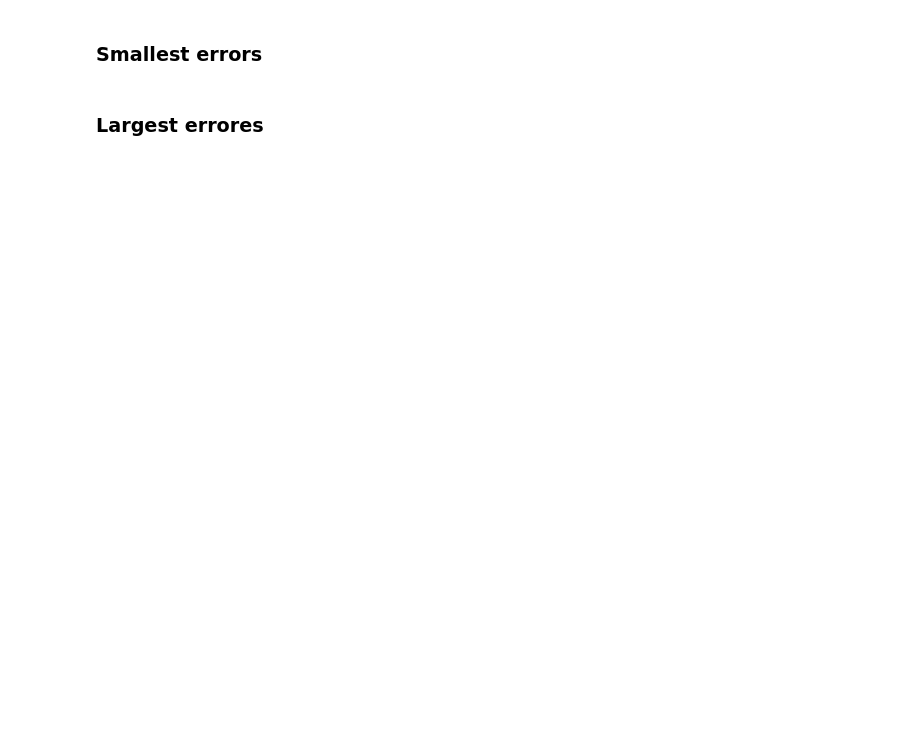
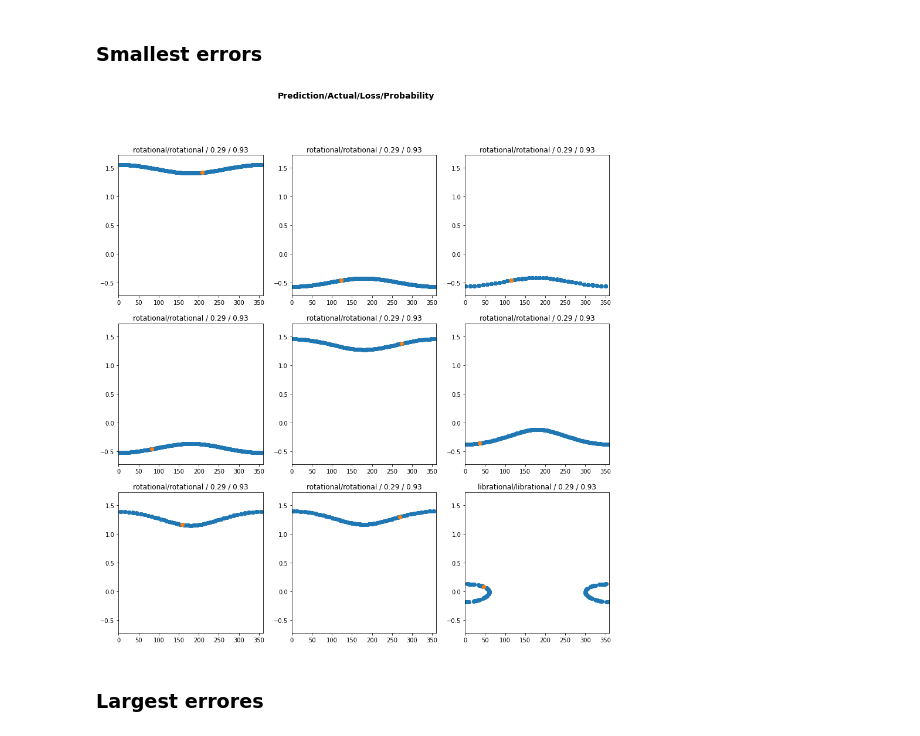
Before and after one commit to vrodriguezf/mlchaos, a Jupyter notebook: nbs/motion_classification_time_series.ipynb, the cells around one changed output. Cells and saved outputs as stored; diff of their text form; code cells hidden in the pictures; blank space fills up the shorter version.

```diff
--- a/nbs/motion_classification_time_series.ipynb
+++ b/nbs/motion_classification_time_series.ipynb
@@ -57,9 +57,9 @@ config = AttrDict(
 #     ],
     # * Holdout validation set. The rest of the datasets in trainvalid will be
     # used for training. set to 'random' to hold out 20% data from training
-    val_ds = 'random',
-    test_model = None, # Test set, use None if you don't want test
-    test_eps = '',
+    val_ds = None,
+    test_model = base_path/'data/fli_rotnum/model_1', # Test set, use None if you don't want test
+    test_eps = 'eps=0.027',
     arch_name = 'InceptionTime', # See all the available architectures at https://timeseriesai.github.io/tsai/
     n_epochs = 10, # Number of epochs to train the network
     seed = 42, # Random seed for random generation
@@ -79,8 +79,8 @@ Derived configuration parameters
 # %%
 config.fnames_poinc_map = L(config.trainvalid_dataset_folders).map(lambda o: Path(o)/'Poincare.plt')
 config.fnames_index = L(config.trainvalid_dataset_folders).map(lambda o: Path(o)/'index_fli_rotnum_birav.plt')
-config.fname_poinc_map_test = Path(ds_path)/config.test_model/config.test_eps/'Poincare.plt' if config.test_model is not None else None
-config.fname_index_test = Path(ds_path)/config.test_model/config.test_eps/'index_fli_rotnum_birav.plt' if config.test_model is not None else None
+config.fname_poinc_map_test = Path(config.test_model)/config.test_eps/'Poincare.plt' if config.test_model is not None else None
+config.fname_index_test = Path(config.test_model)/config.test_eps/'index_fli_rotnum_birav.plt' if config.test_model is not None else None
 config.train_model = Path(config.trainvalid_dataset_folders[0]).parent.name
 config
 # %% [output]
@@ -95,16 +95,6 @@ The data must be loaded as a `TSDataChaos` object, created from a pair (or a seq
 Depending on the labelling method, a different column from the index file will be used as `y` on the data. `x` will always be the time series.
 # %%
 fnames = L(config.fnames_poinc_map).zipwith(config.fnames_index)
-# %%
-index_cols = {
-    "fli": 4,
-    "fli_no_uncertainty": 5,
-    "freq_ana_eq_3.5": 6,
-    "freq_ana_eq_3.6": 7,
-    "birav": 8,
-    "birav_refined": 9,
-    "combined": list(range(4,9)) # Exclude the birav refined from the combined since it has different classes
-}
 # %%
 data = TSDataChaos.from_poincare_and_index_files(fnames,
                                                  index_col=index_cols[config.labelling_method],
@@ -337,8 +379,10 @@ wandb.log({
 # %% [markdown]
 ### Smallest errors
 # %%
-interp.plot_top_losses(k=9, figsize=(15, 15), largest=False)
+interp.plot_top_losses(k=9, figsize=(15, 15), largest=False, ylim=ylim)
 log_last_plt_as_wandb_img('smallest_errors')
+# %% [output]
+[figure, added]
 # %% [markdown]
 ### Largest errores
 # %%
```
Also changed, not shown: parts of 26 cells of this notebook, 5 other files.
